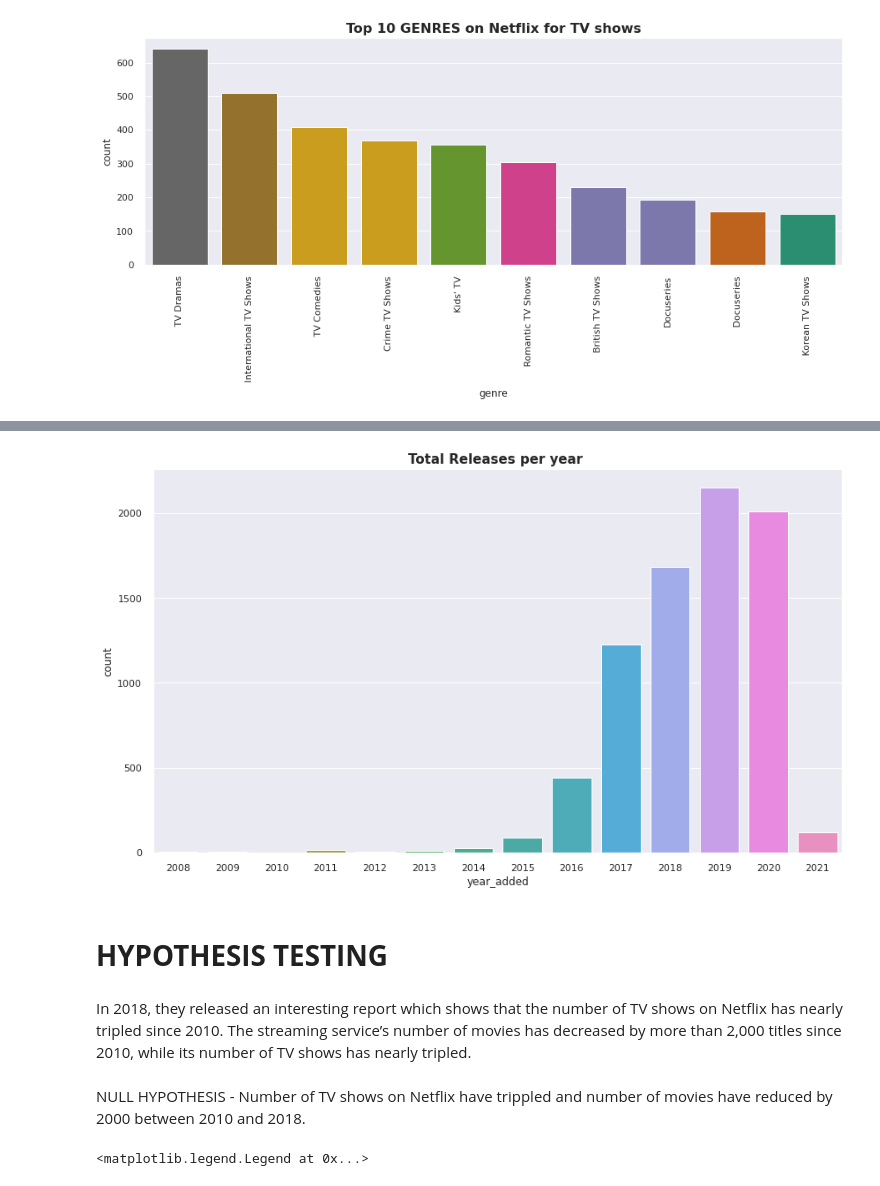
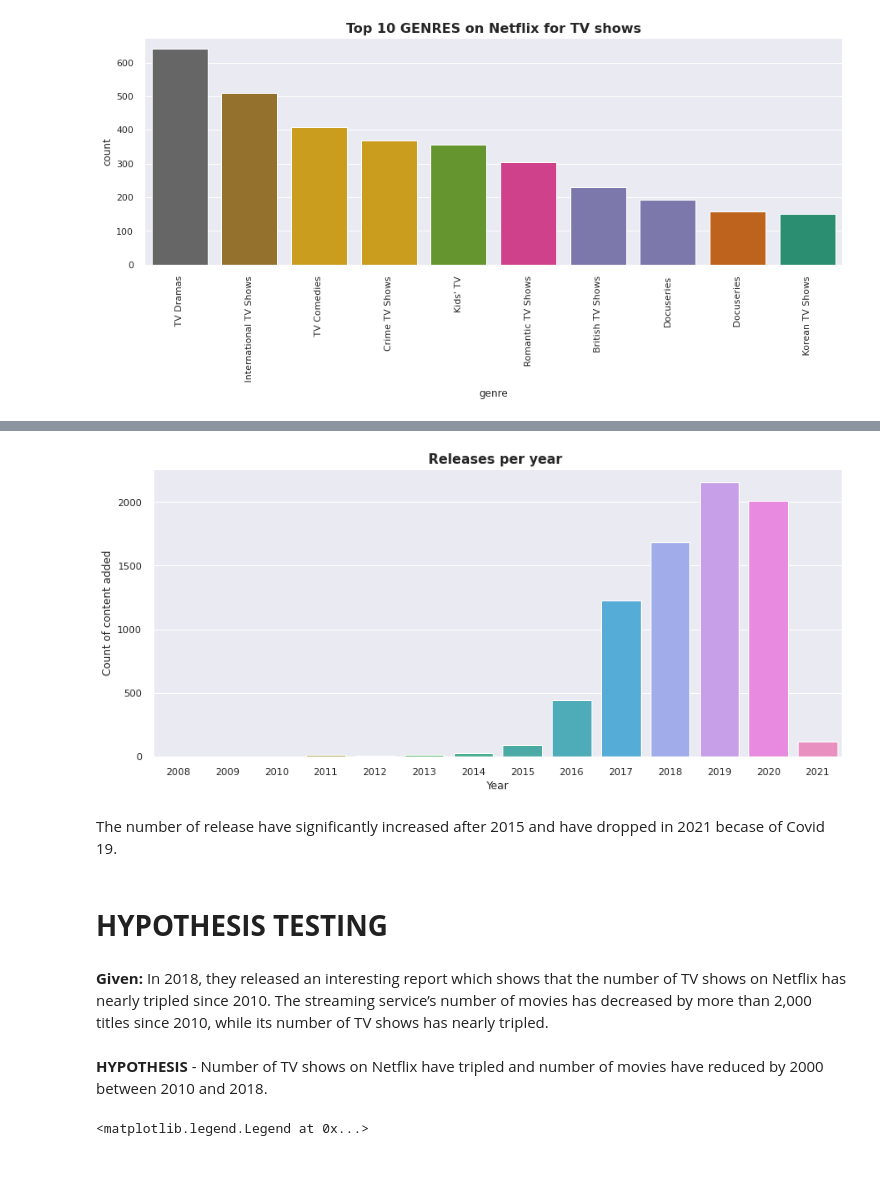
Before and after one commit to shashankbhatia15/NETFLIX-MOVIES-AND-TV-SHOWS-CLUSTERING, a Jupyter notebook: NETFLIX_MOVIES_AND_TV_SHOWS_CLUSTERING.ipynb, the cells around one changed output, grey strips where cells are left out. Saved outputs shown, nothing was run; the diff lists cells and outputs as text; code cells hidden in the pictures.

```diff
--- a/NETFLIX_MOVIES_AND_TV_SHOWS_CLUSTERING.ipynb
+++ b/NETFLIX_MOVIES_AND_TV_SHOWS_CLUSTERING.ipynb
@@ -411,9 +407,12 @@ df ['date_added'] = pd.to_datetime(df['date_added'])
 df ['year_added'] = df['date_added'].dt.year
 df ['month_added'] = df['date_added'].dt.month
 # %%
-sns.set(rc={'figure.figsize':(15,8)})
+#plot for month wise content release
+sns.set(rc={'figure.figsize':(15,6)})
 sns.countplot(x='month_added',data=df,palette="cool")
 
-plt.title(' Releases of Movies month-wise',size='16',fontweight="bold")
+plt.title(' Content release - month wise',size='16',fontweight="bold")
+plt.xlabel('Month')
+plt.ylabel('Count of content added')
 plt.show()
 # %% [output]
@@ -421,18 +422,22 @@ plt.show()
 # %%
-
-sns.set(rc={'figure.figsize':(14,8)})
+#plot for year wise content release
+sns.set(rc={'figure.figsize':(14,6)})
 sns.countplot(x='year_added',data=df)
 
-plt.title('Total Releases per year ',size='15',fontweight="bold")
+plt.title('Releases per year ',size='15',fontweight="bold")
+plt.xlabel('Year')
+plt.ylabel('Count of content added')
 plt.show()
 # %% [output]
-[figure, old version]
+[figure, new version]
+# %% [markdown]
+The number of release have significantly increased after 2015 and have dropped in 2021 becase of Covid 19.
 # %% [markdown]
 # **HYPOTHESIS TESTING**
 # %% [markdown]
-In 2018, they released an interesting report which shows that the number of TV shows on Netflix has nearly tripled since 2010. The streaming service’s number of movies has decreased by more than 2,000 titles since 2010, while its number of TV shows has nearly tripled.
+**Given:** In 2018, they released an interesting report which shows that the number of TV shows on Netflix has nearly tripled since 2010. The streaming service’s number of movies has decreased by more than 2,000 titles since 2010, while its number of TV shows has nearly tripled.
 # %% [markdown]
-NULL HYPOTHESIS - Number of TV shows on Netflix have trippled and number of movies have reduced by 2000 between 2010 and 2018.
+ **HYPOTHESIS** - Number of TV shows on Netflix have tripled and number of movies have reduced by 2000 between 2010 and 2018.
 # %%
 #Visualize the growth of netflix industry over the years
 
```
Also changed, not shown: parts of 87 cells of this notebook.
